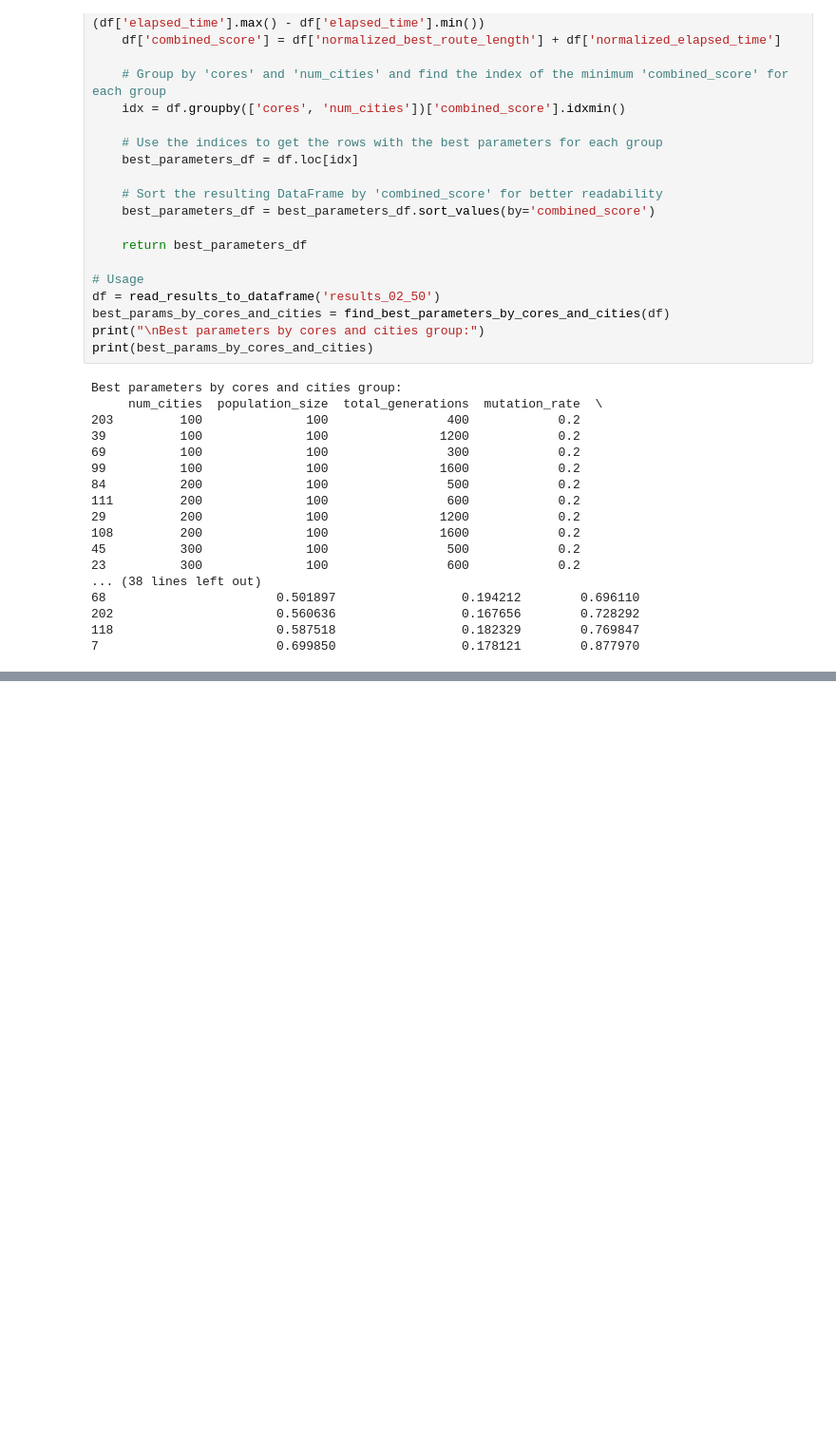
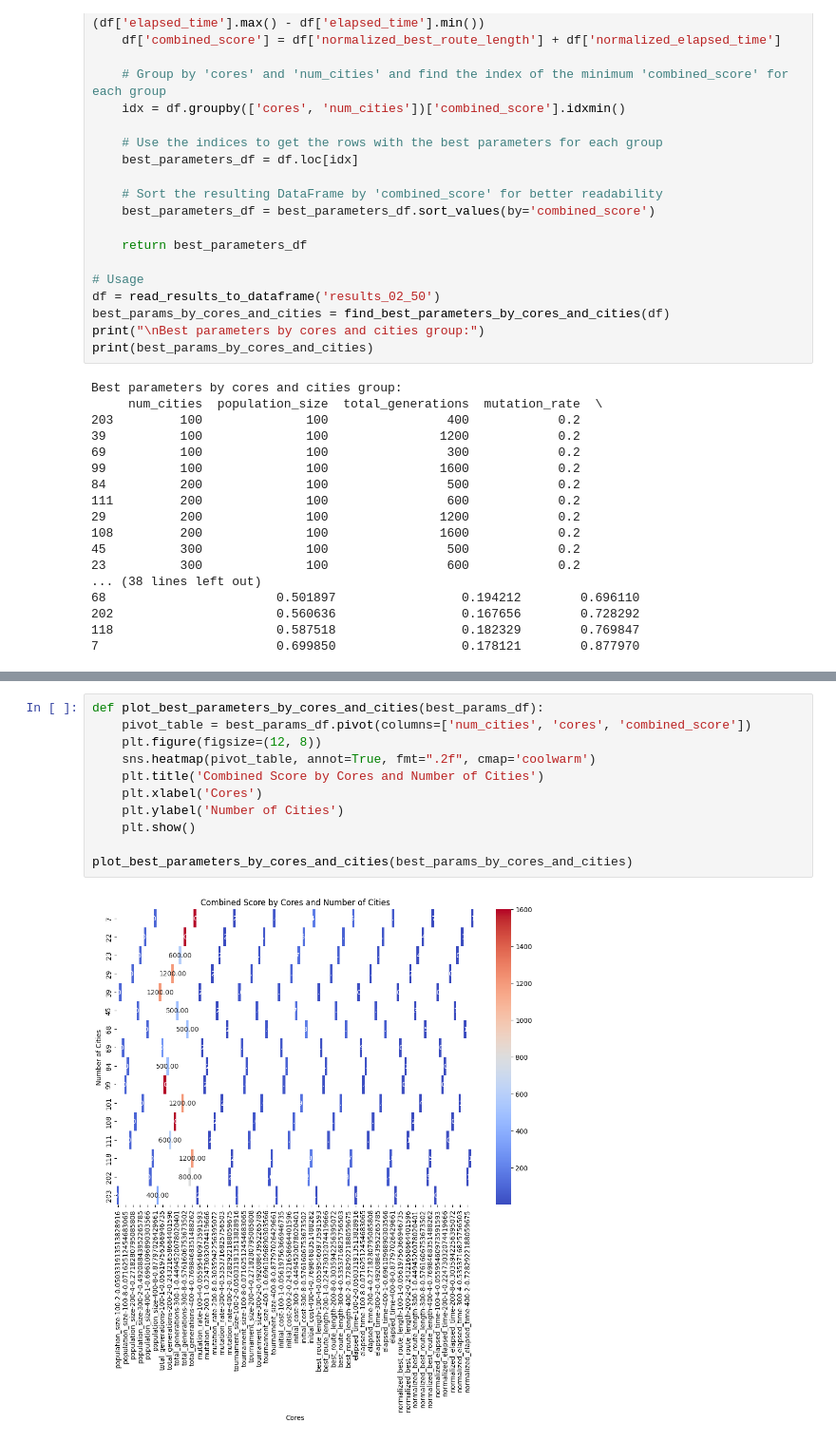
Before and after one commit to dominik-air/parallel-tsp, a Jupyter notebook: analysis.ipynb, the cells around one changed output, grey strips where cells are left out. Shown at 95% size. Saved outputs shown, nothing was run; the diff lists cells and outputs as text; blank space fills up the shorter version.

```diff
--- a/analysis.ipynb
+++ b/analysis.ipynb
@@ -165,0 +191,13 @@ Best parameters by cores and cities group:
+# %%
+def plot_best_parameters_by_cores_and_cities(best_params_df):
+    pivot_table = best_params_df.pivot(columns=['num_cities', 'cores', 'combined_score'])
+    plt.figure(figsize=(12, 8))
+    sns.heatmap(pivot_table, annot=True, fmt=".2f", cmap='coolwarm')
+    plt.title('Combined Score by Cores and Number of Cities')
+    plt.xlabel('Cores')
+    plt.ylabel('Number of Cities')
+    plt.show()
+
+plot_best_parameters_by_cores_and_cities(best_params_by_cores_and_cities)
+# %% [output]
+[figure, added]
```
Also changed, not shown: parts of 8 cells of this notebook, 1 other file.
